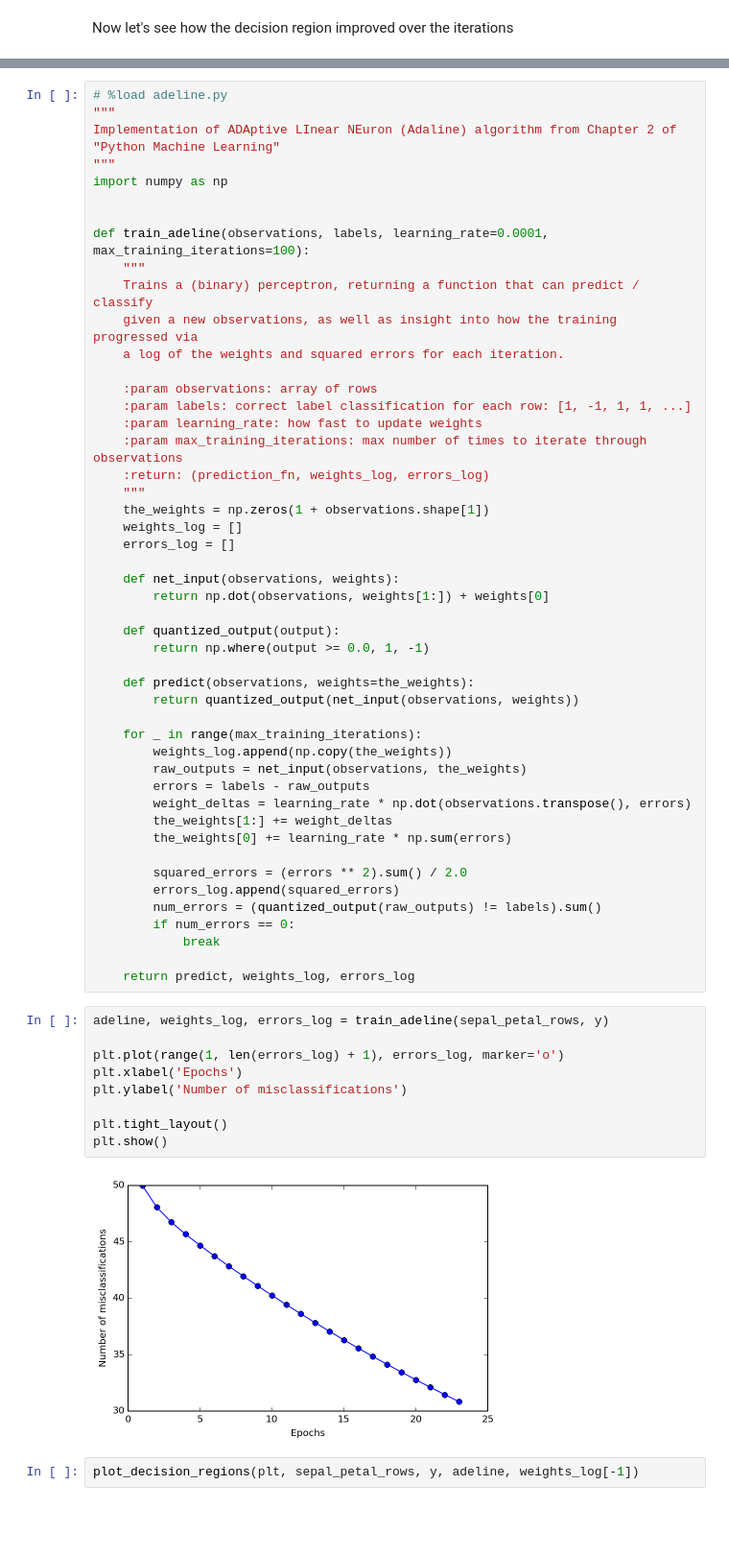
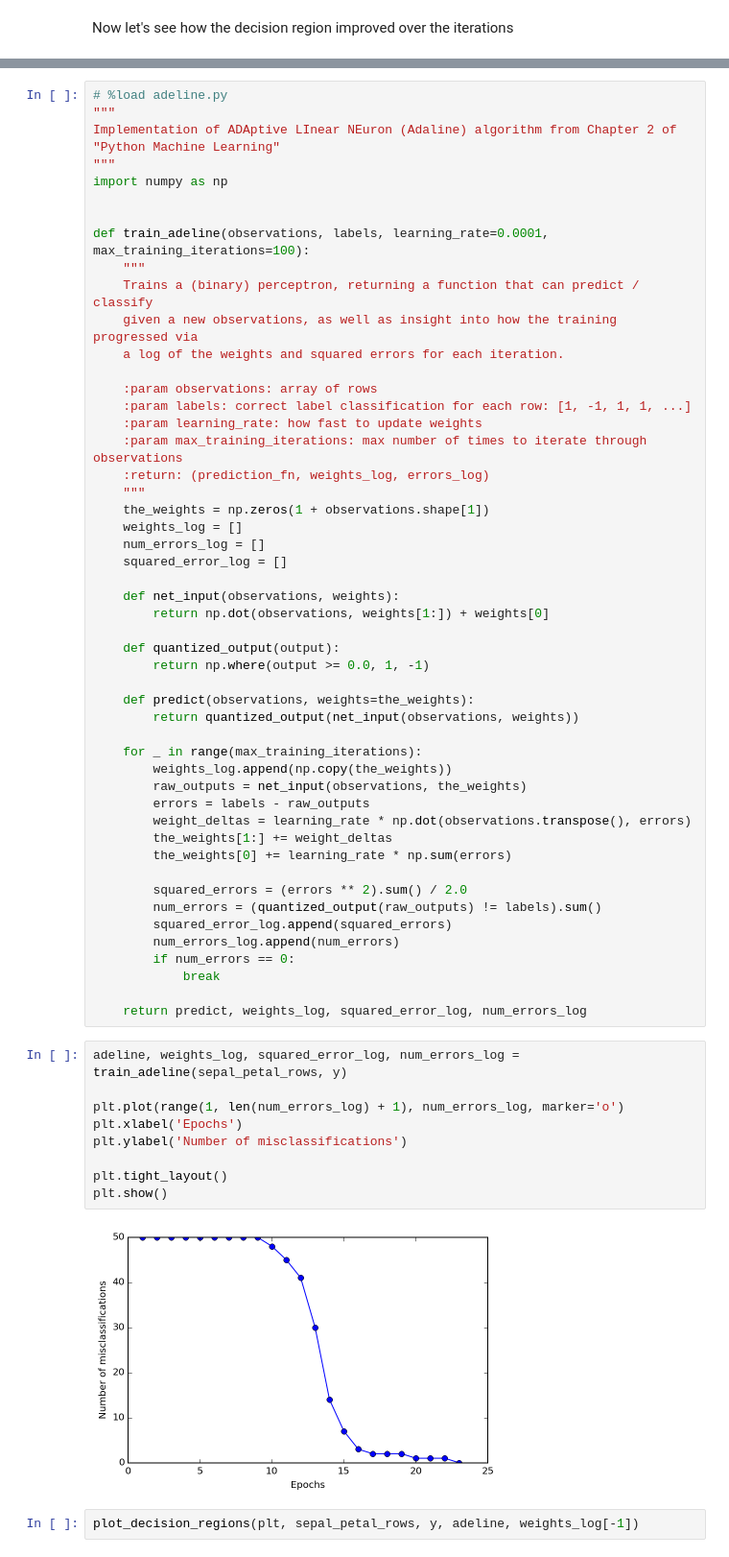
Before and after one commit to krosaen/ml-study, a Jupyter notebook: python-ml-book/ch02/ch02.ipynb, the cells around one changed output, grey strips where cells are left out. Shown at 96% size. Saved outputs shown, nothing was run; the diff lists cells and outputs as text; blank space fills up the shorter version.

Commit message:
updates to ch02 notebook to plot decision region as adeline improves with each iteration and some tweak to adeline to return both a log of the squared errors and the number of misclassifications

```diff
--- a/python-ml-book/ch02/ch02.ipynb
+++ b/python-ml-book/ch02/ch02.ipynb
@@ -233,7 +233,8 @@ def train_adeline(observations, labels, learning_rate=0.0001, max_training_itera
     """
     the_weights = np.zeros(1 + observations.shape[1])
     weights_log = []
-    errors_log = []
+    num_errors_log = []
+    squared_error_log = []
 
     def net_input(observations, weights):
         return np.dot(observations, weights[1:]) + weights[0]
@@ -253,23 +254,24 @@ def train_adeline(observations, labels, learning_rate=0.0001, max_training_itera
         the_weights[0] += learning_rate * np.sum(errors)
 
         squared_errors = (errors ** 2).sum() / 2.0
-        errors_log.append(squared_errors)
         num_errors = (quantized_output(raw_outputs) != labels).sum()
+        squared_error_log.append(squared_errors)
+        num_errors_log.append(num_errors)
         if num_errors == 0:
             break
 
-    return predict, weights_log, errors_log
+    return predict, weights_log, squared_error_log, num_errors_log
 # %%
-adeline, weights_log, errors_log = train_adeline(sepal_petal_rows, y)
+adeline, weights_log, squared_error_log, num_errors_log = train_adeline(sepal_petal_rows, y)
 
-plt.plot(range(1, len(errors_log) + 1), errors_log, marker='o')
+plt.plot(range(1, len(num_errors_log) + 1), num_errors_log, marker='o')
 plt.xlabel('Epochs')
 plt.ylabel('Number of misclassifications')
 
 plt.tight_layout()
 plt.show()
 # %% [output]
-[figure, old version]
+[figure, new version]
 # %%
 plot_decision_regions(plt, sepal_petal_rows, y, adeline, weights_log[-1])
 # %% [output]
```
Also changed, not shown: parts of 6 cells of this notebook, 1 other file.
